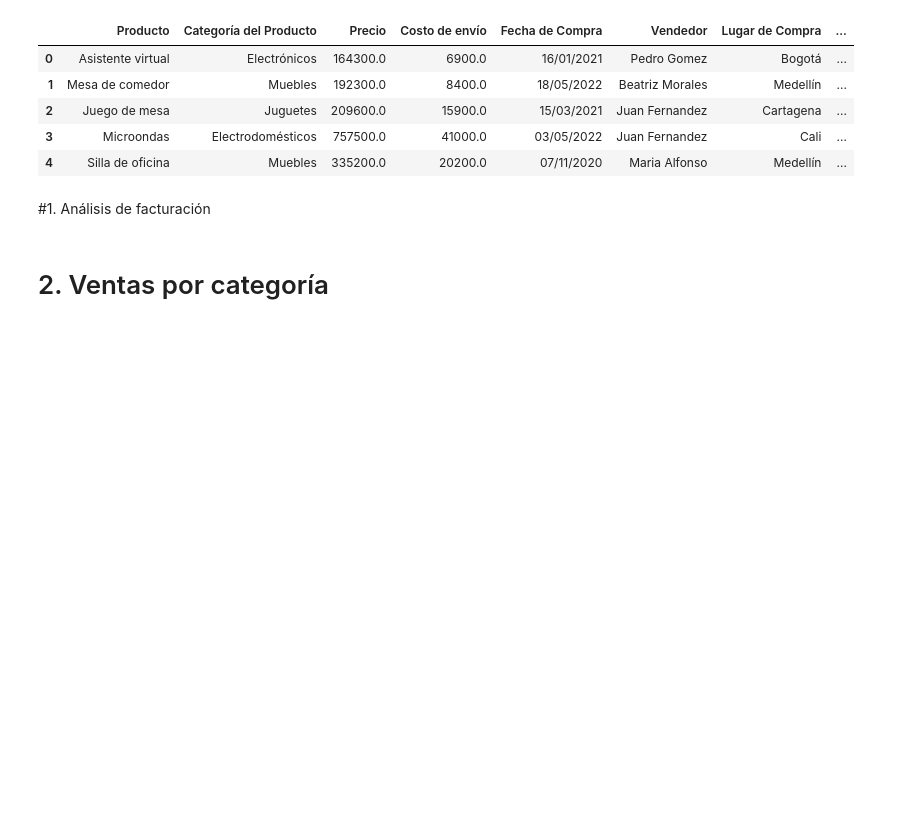
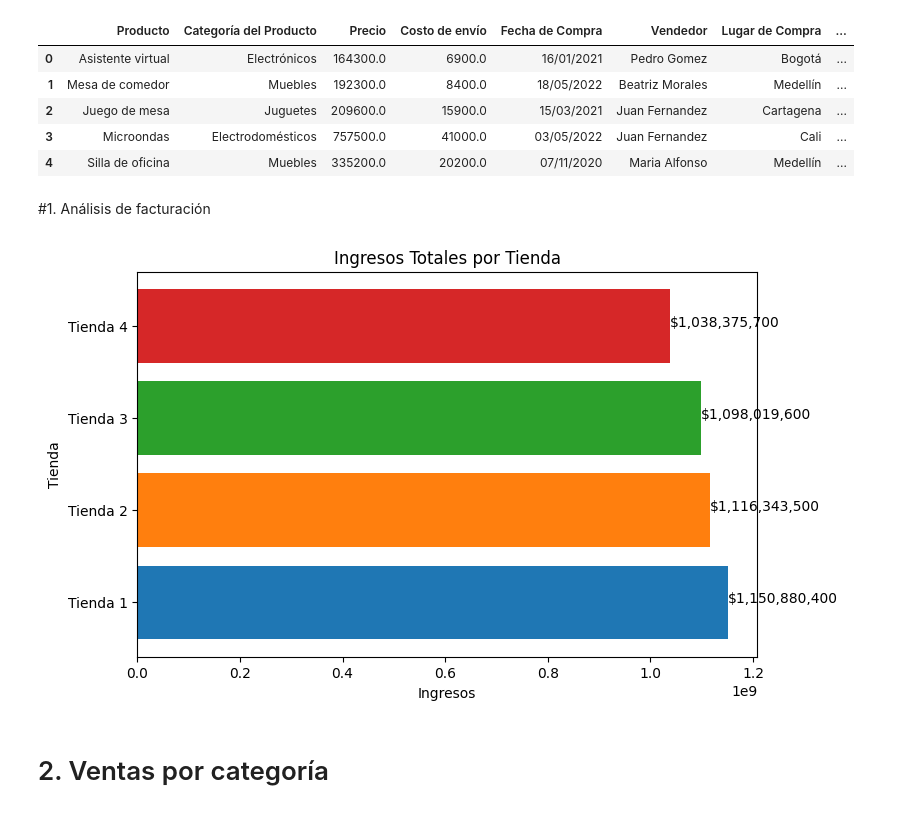
Before and after one commit to TheRealMrR/challenge1-data-science-latam, a Jupyter notebook: analisis.ipynb, the cells around one changed output. Saved outputs shown, nothing was run; the diff lists cells and outputs as text; code cells hidden in the pictures; blank space fills up the shorter version.

```diff
--- a/analisis.ipynb
+++ b/analisis.ipynb
@@ -25,5 +26,30 @@ tienda.head()
 | 4 | Silla de oficina | Muebles | 335200.0 | 20200.0 | 07/11/2020 | Maria Alfonso | Medellín | ... |
 # %% [markdown]
 #1. Análisis de facturación
+# %%
+# Calcular ingresos
+ingresos = [
+    tienda['Precio'].sum(),
+    tienda2['Precio'].sum(),
+    tienda3['Precio'].sum(),
+    tienda4['Precio'].sum()
+]
+tiendas = ['Tienda 1', 'Tienda 2', 'Tienda 3', 'Tienda 4']
+
+# Gráfico de columnas (barh)
+plt.figure(figsize=(8, 5))
+bars = plt.barh(tiendas, ingresos, color=['#1f77b4', '#ff7f0e', '#2ca02c', '#d62728'])
+plt.title("Ingresos Totales por Tienda")
+plt.xlabel("Ingresos")
+plt.ylabel("Tienda")
+
+# Añadir valores en las barras
+for bar in bars:
+    width = bar.get_width()
+    plt.text(width + 100, bar.get_y() + bar.get_height()/2, f"${width:,.0f}")
+
+plt.show()
+# %% [output]
+[figure, added]
 # %% [markdown]
 # 2. Ventas por categoría
```
Also changed, not shown: parts of 7 cells of this notebook.
